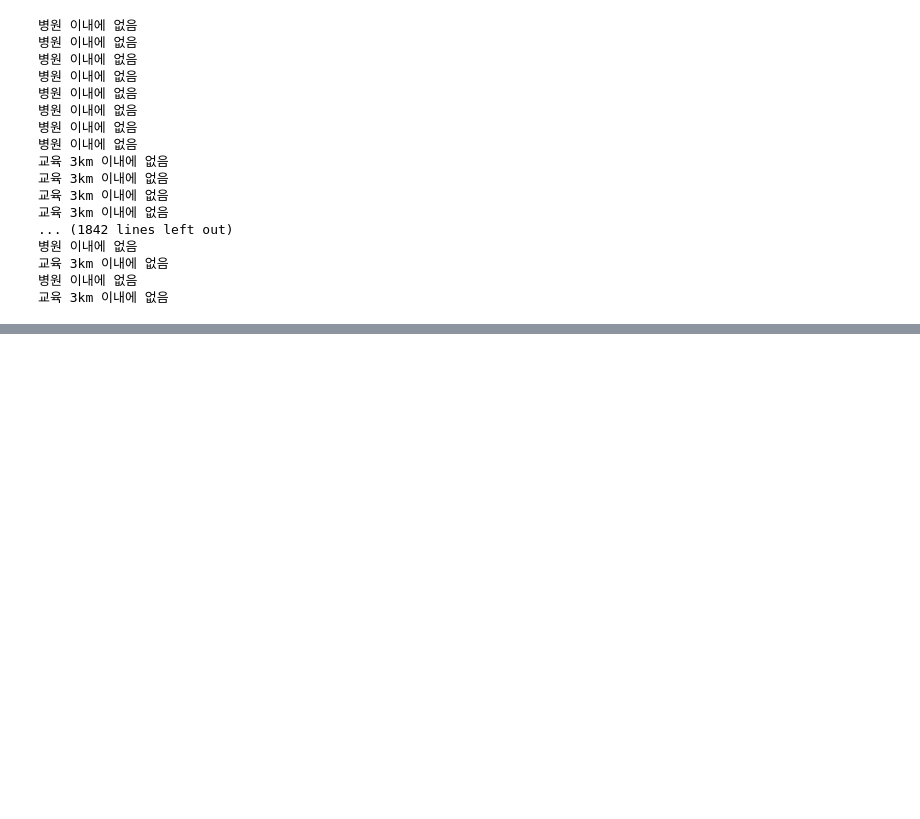
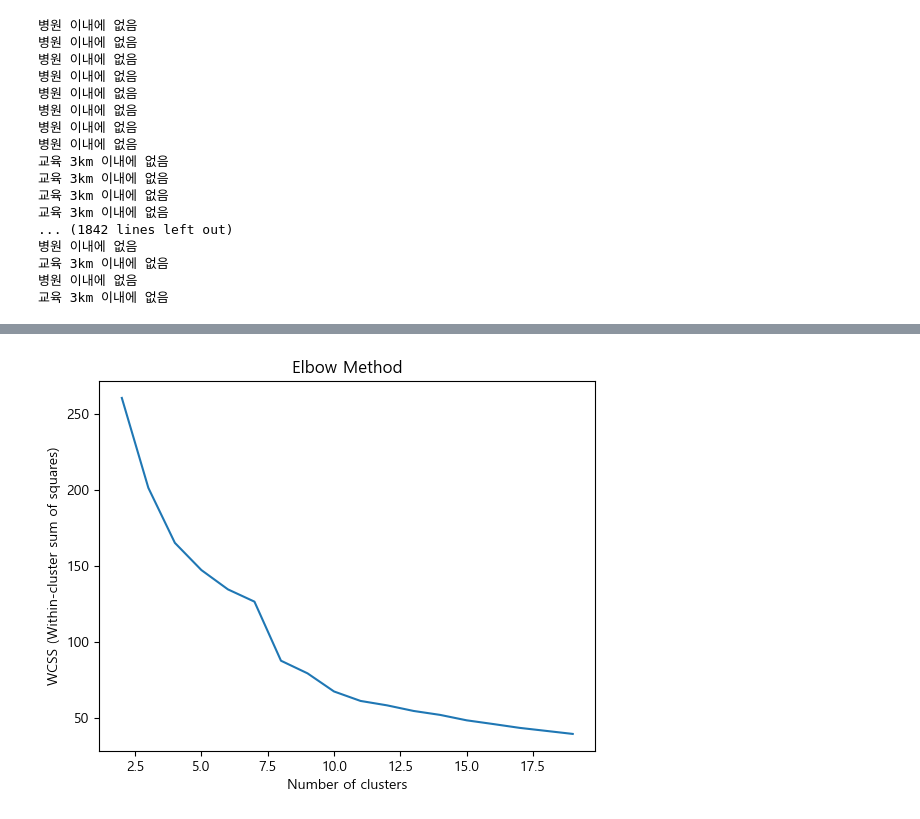
Before and after one commit to fenpon/Machine-Learning-Project1, a Jupyter notebook: mainModel.ipynb, the cells around one changed output, grey strips where cells are left out. Cells and saved outputs as stored; diff of their text form; code cells hidden in the pictures; blank space fills up the shorter version.

```diff
--- a/mainModel.ipynb
+++ b/mainModel.ipynb
@@ -257,3 +334,26 @@ def assign_class(group):
+# %%
+import numpy as np
+import matplotlib.pyplot as plt
+from sklearn.cluster import KMeans
+
+# 예시 데이터
+X = np.array([[1, 2], [2, 3], [3, 3], [6, 5], [7, 8], [8, 8]])
+
+# Elbow Method로 최적 K 찾기
+wcss = []
+for i in range(2, 20):  # 클러스터 개수를 1에서 10까지 테스트
+    testApart = aparts.copy();
+    kmeans = KMeans(n_clusters=i, random_state=42)  # 3개의 클러스터로 나누기
+    kmeans.fit(testApart[orderTags])
+    wcss.append(kmeans.inertia_)
+
+plt.plot(range(2, 20), wcss)
+plt.title('Elbow Method')
+plt.xlabel('Number of clusters')
+plt.ylabel('WCSS (Within-cluster sum of squares)')
+plt.show()
+# %% [output]
+[figure, added]
 # %%
 from sklearn.cluster import KMeans
 import matplotlib.pyplot as plt
```
Also changed, not shown: parts of 3 cells of this notebook, 1 other file.
